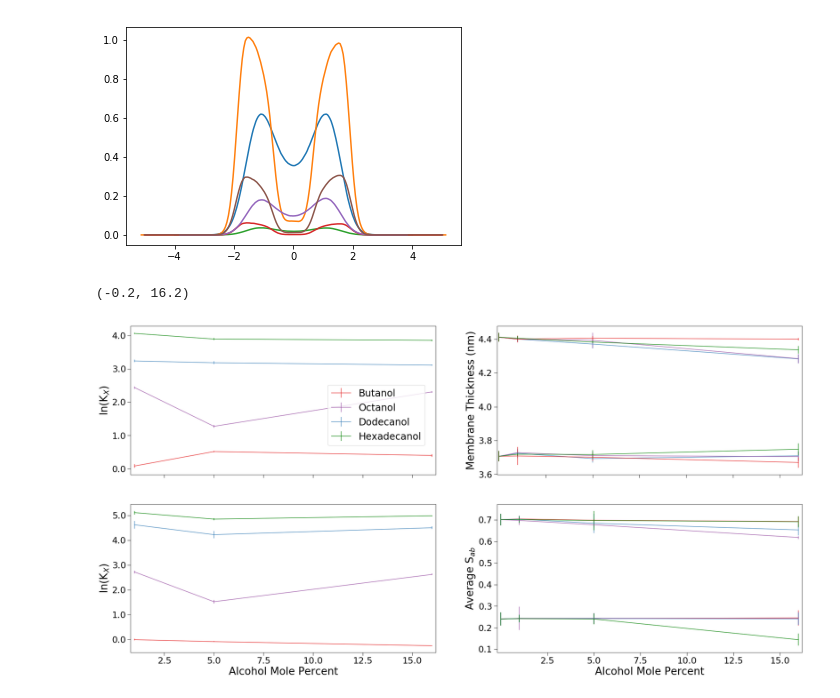
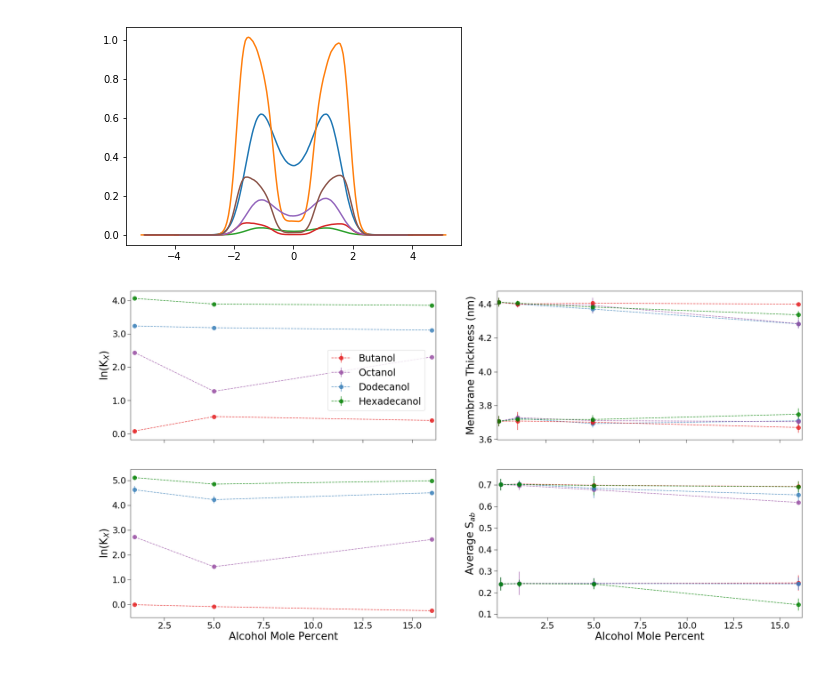
Before and after one commit to jamesprg/n_alchohol_MARTINI, a Jupyter notebook: analysis/alcohol_partitioning-python3.ipynb, the cells around one changed output. Saved outputs shown, nothing was run; the diff lists cells and outputs as text; code cells hidden in the pictures.

```diff
--- a/analysis/alcohol_partitioning-python3.ipynb
+++ b/analysis/alcohol_partitioning-python3.ipynb
@@ -278,18 +280,20 @@ ph_ld=([0.240,0.242,0.240,0.144])
 # %%
 #plot data
 fig, axs = plt.subplots(2, 2,sharey=False,sharex=False, figsize = (30, 15))
-ls='-'
+ls='--'
 a=0.8
 ts=26
 ticksize=22
 legendsize=24
 x2=[0,1,5,16]
+ms=20
+m='.'
+#Ld K
 
-#Ld K
-axs[0,0].errorbar(x,bd[:,0],yerr=bd[:,1],label='Butanol',alpha=a,ls=ls,color='#e41a1c')
-axs[0,0].errorbar(x,od[:,0],yerr=od[:,1],label='Octanol',alpha=a,ls=ls,color='#984ea3')
-axs[0,0].errorbar(x,dd[:,0],yerr=dd[:,1],label='Dodecanol',alpha=a,ls=ls,color='#377eb8')
-axs[0,0].errorbar(x,hd[:,0],yerr=hd[:,1],label='Hexadecanol',alpha=a,ls=ls,color='green')
+axs[0,0].errorbar(x,bd[:,0],yerr=bd[:,1],label='Butanol',alpha=a,ls=ls,color='#e41a1c',marker=m,ms=ms)
+axs[0,0].errorbar(x,od[:,0],yerr=od[:,1],label='Octanol',alpha=a,ls=ls,color='#984ea3',marker=m,ms=ms)
+axs[0,0].errorbar(x,dd[:,0],yerr=dd[:,1],label='Dodecanol',alpha=a,ls=ls,color='#377eb8',marker=m,ms=ms)
+axs[0,0].errorbar(x,hd[:,0],yerr=hd[:,1],label='Hexadecanol',alpha=a,ls=ls,color='green',marker=m,ms=ms)
 lgd=axs[0,0].legend(loc='center right',prop={'size': legendsize},bbox_to_anchor=(.98,0.4))
 axs[0,0].set_ylabel(r'ln(K$_X$)',size=ts)
 axs[0,0].tick_params(labelsize=ticksize)
@@ -300,52 +304,51 @@ axs[0,0].yaxis.set_major_formatter(FormatStrFormatter('%.1f'))
 
 
 #Lo K
-axs[1,0].errorbar(x,bo[:,0],yerr=bo[:,1],alpha=a,color='#e41a1c')
-axs[1,0].errorbar(x,oo[:,0],yerr=oo[:,1],alpha=a,color='#984ea3')
-axs[1,0].errorbar(x,do[:,0],yerr=do[:,1],alpha=a,color='#377eb8')
-axs[1,0].errorbar(x,ho[:,0],yerr=ho[:,1],alpha=a,color='green')
+axs[1,0].errorbar(x,bo[:,0],yerr=bo[:,1],alpha=a,color='#e41a1c',marker=m,ms=ms,ls=ls)
+axs[1,0].errorbar(x,oo[:,0],yerr=oo[:,1],alpha=a,color='#984ea3',marker=m,ms=ms,ls=ls)
+axs[1,0].errorbar(x,do[:,0],yerr=do[:,1],alpha=a,color='#377eb8',marker=m,ms=ms,ls=ls)
+axs[1,0].errorbar(x,ho[:,0],yerr=ho[:,1],alpha=a,color='green',marker=m,ms=ms,ls=ls)
 axs[1,0].set_xlabel('Alcohol Mole Percent',size=ts)
 axs[1,0].set_ylabel(r'ln(K$_X$)',size=ts)
 axs[1,0].yaxis.set_major_formatter(FormatStrFormatter('%.1f'))
 axs[1,0].tick_params(labelsize=ticksize)
 axs[1,0].set_xticks(np.arange(2.5,17.5,2.5))
 axs[1,0].set_xlim(0.8,16.2)
 axs[1,0].tick_params(labelbottom=True,length=8)
 #Membrane Thickness
 for i in widths_dict:
     if 'dd' in i:
         color = '#377eb8'
     elif 'oct' in i:
         color = '#984ea3'
     elif 'btl' in i:
         color = '#e41a1c'
     elif 'hdl' in i:
         color = 'green'
     axs[0,1].errorbar(x2,widths_dict[i][:,0],yerr=widths_dict[i][:,1],
-                 alpha=a,color=color)
+                 alpha=a,color=color,marker=m,ms=ms,ls=ls)
 axs[0,1].set_ylabel(r'Membrane Thickness (nm)',size=ts)
 axs[0,1].tick_params(labelsize=ticksize)
 axs[0,1].set_xticks(np.arange(2.5,17.5,2.5))
 axs[0,1].tick_params(labelbottom=False,length=8)
 axs[0,1].set_xlim(-0.1,16.2)
 
 #Sab
-axs[1,1].errorbar(x2,pb_lo,c='#e41a1c',yerr=widths_dict[list(widths_dict.keys())[-1]][:,1],   alpha=a)
-axs[1,1].errorbar(x2,pb_ld,c='#e41a1c',yerr=widths_dict[list(widths_dict.keys())[-2]][:,1],  alpha=a)
-axs[1,1].errorbar(x2,po_lo,c='#984ea3',yerr=widths_dict[list(widths_dict.keys())[-3]][:,1],alpha=a)
-axs[1,1].errorbar(x2,po_ld,c='#984ea3',yerr=widths_dict[list(widths_dict.keys())[-4]][:,1], alpha=a)
-axs[1,1].errorbar(x2,pd_lo,c='#377eb8',yerr=widths_dict[list(widths_dict.keys())[-5]][:,1], alpha=a)
-axs[1,1].errorbar(x2,pd_ld,c='#377eb8',yerr=widths_dict[list(widths_dict.keys())[-6]][:,1], alpha=a)
-axs[1,1].errorbar(x2,ph_lo,c='green',yerr=widths_dict[list(widths_dict.keys())[-5]][:,1], alpha=a)
-axs[1,1].errorbar(x2,ph_ld,c='green',yerr=widths_dict[list(widths_dict.keys())[-6]][:,1], alpha=a)
+axs[1,1].errorbar(x2,pb_lo,c='#e41a1c',yerr=widths_dict[list(widths_dict.keys())[-1]][:,1],   alpha=a,marker=m,ms=ms,ls=ls)
+axs[1,1].errorbar(x2,pb_ld,c='#e41a1c',yerr=widths_dict[list(widths_dict.keys())[-2]][:,1],  alpha=a,marker=m,ms=ms,ls=ls)
+axs[1,1].errorbar(x2,po_lo,c='#984ea3',yerr=widths_dict[list(widths_dict.keys())[-3]][:,1],alpha=a,marker=m,ms=ms,ls=ls)
+axs[1,1].errorbar(x2,po_ld,c='#984ea3',yerr=widths_dict[list(widths_dict.keys())[-4]][:,1], alpha=a,marker=m,ms=ms,ls=ls)
+axs[1,1].errorbar(x2,pd_lo,c='#377eb8',yerr=widths_dict[list(widths_dict.keys())[-5]][:,1], alpha=a,marker=m,ms=ms,ls=ls)
+axs[1,1].errorbar(x2,pd_ld,c='#377eb8',yerr=widths_dict[list(widths_dict.keys())[-6]][:,1], alpha=a,marker=m,ms=ms,ls=ls)
+axs[1,1].errorbar(x2,ph_lo,c='green',yerr=widths_dict[list(widths_dict.keys())[-5]][:,1], alpha=a,marker=m,ms=ms,ls=ls)
+axs[1,1].errorbar(x2,ph_ld,c='green',yerr=widths_dict[list(widths_dict.keys())[-6]][:,1], alpha=a,marker=m,ms=ms,ls=ls)
 axs[1,1].set_ylabel(r'Average S$_{ab}$',size=ts)
 #axs[1,0].yaxis.set_major_formatter(FormatStrFormatter('%.1f'))
 axs[1,1].tick_params(labelsize=ticksize)
 axs[1,1].set_xlabel('Alcohol Mole Percent',size=ts)
 axs[1,1].tick_params(labelbottom=True,length=8)
 axs[1,1].set_xticks(np.arange(2.5,17.5,2.5))
 axs[1,1].set_xlim(-0.2,16.2)
-#fig.savefig('%s/fig3.png'%dire, dpi=300, bbox_inches='tight')
+fig.savefig('%s/fig3.png'%dire, dpi=300, bbox_inches='tight')
 # %% [output]
-(-0.2, 16.2)
-[figure, old version]
+[figure, new version]
```
Also changed, not shown: parts of 2 cells of this notebook, 32 other files.
